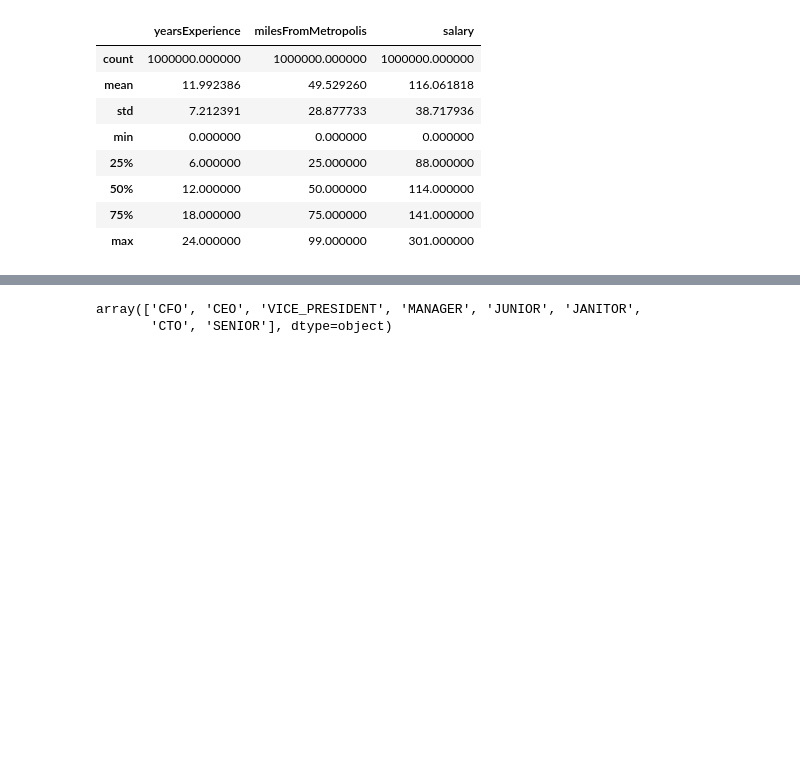
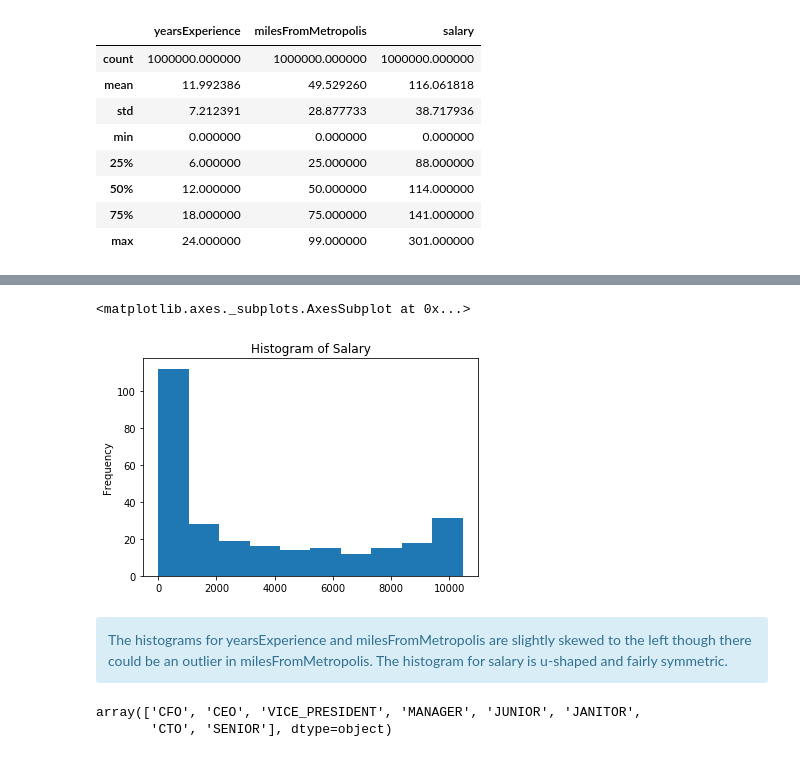
Before and after one commit to cdean4/salary-prediction-portfolio, a Jupyter notebook: SalaryProject.ipynb, the cells around one changed output, grey strips where cells are left out. Saved outputs shown, nothing was run; the diff lists cells and outputs as text; code cells hidden in the pictures; blank space fills up the shorter version.

```diff
--- a/SalaryProject.ipynb
+++ b/SalaryProject.ipynb
@@ -115,3 +121,12 @@ Nothing out the ordinary here, will look at a few specific test cases to check f
+# %%
+data_train.salary.value_counts().plot(kind='hist', title='Histogram of Salary')
+# %% [output]
+<matplotlib.axes._subplots.AxesSubplot at 0x...>
+[figure, added]
+# %% [markdown]
+<div class="alert alert-block alert-info">
+The histograms for yearsExperience and milesFromMetropolis are slightly skewed to the left though there could be an outlier in milesFromMetropolis. The histogram for salary is u-shaped and fairly symmetric.
+</div>
 # %%
 # check unique values in string variables
 data_train.jobType.unique()
```
Also changed, not shown: parts of 56 cells of this notebook.
